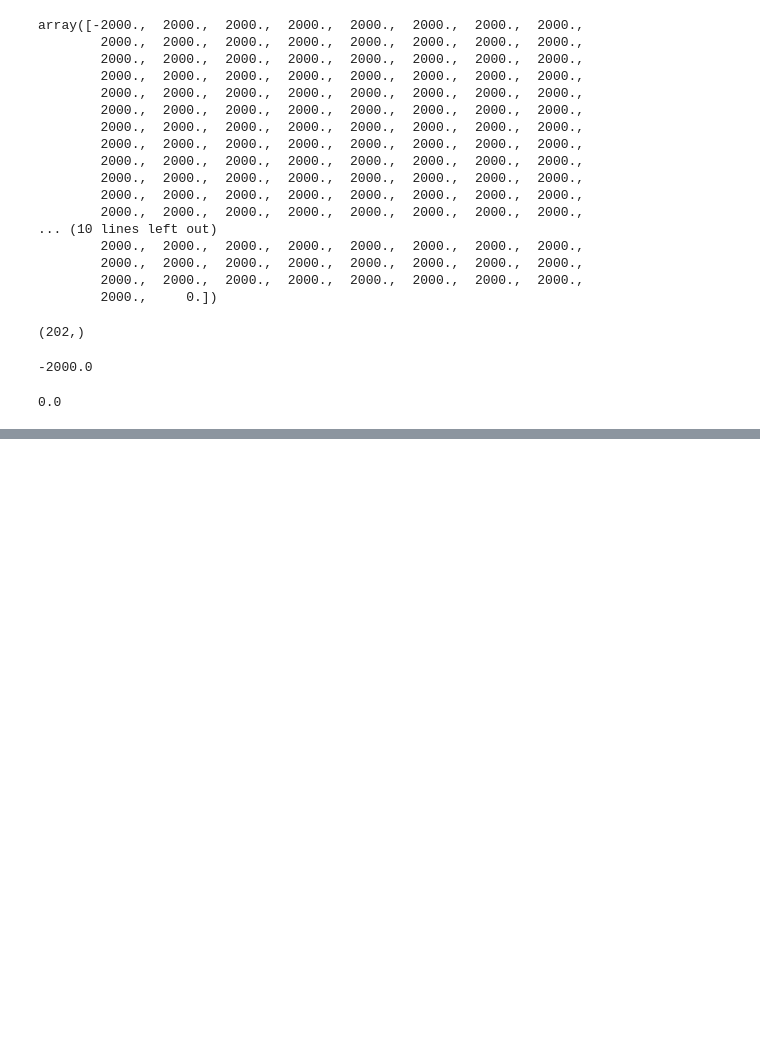
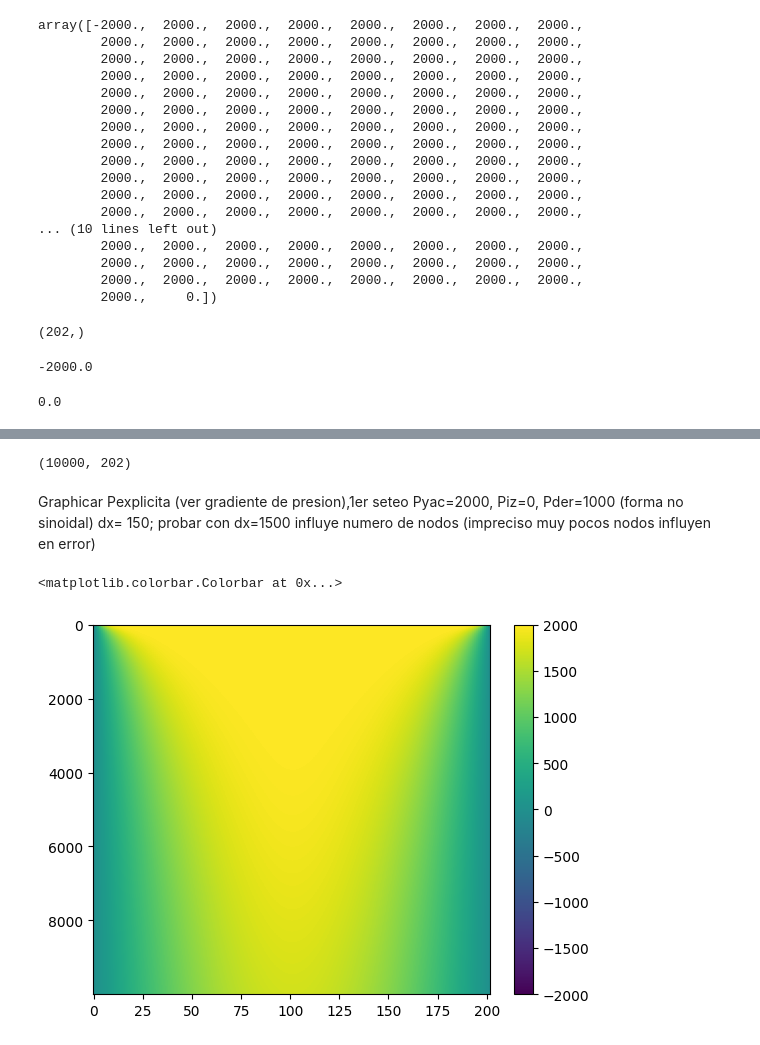
Before and after one commit to steeve85ok/SIM_YAC_ALMEIDA_UPSE2023, a Jupyter notebook: ejercicio24.ipynb, the cells around one changed output, grey strips where cells are left out. Saved outputs shown, nothing was run; the diff lists cells and outputs as text; code cells hidden in the pictures; blank space fills up the shorter version.

```diff
--- a/ejercicio24.ipynb
+++ b/ejercicio24.ipynb
@@ -79,0 +90,14 @@ Pin[len(Pin)-1] # Orden de ubcaciones de pyton: valor de la ultima celda (primer
+# %%
+t=DT                              # Tiempo que ha tarnscurrido despues del tiempo=0
+Pexplicita[0]=Pin                 # en la matriz Pexplicita, la presion de la primera fila será la presión incial(0). Presion explicita de la PRIMERA fila cero va ser igual a la presion inicial. Le da el valor inicial a la fila cero
+while t<Tiempo:                   # Creación del ciclo while es en base al tiempo; Se empieza calculos llenarán la fila 2,3,... (se tendran resultados con una iteracion menos)
+  for i in range(0,len(Pin)-1):   # creacion del ciclo de espacio Ciclo For (columnas: (0)es primer valor, (Pin)-1 es ultimo valor); este codigo indica toda la fila de condiciones iniciales
+    if i==0:                      # i==0 representa la posición del nodo en todos los puntos de la frontera izquierda # cuando i vale cero nos referimos al primer nodo izq, de la fila t=0 condicones iniciales
+      Pres[i]=2*Piz-Pin[1]        # Pin[0]=2*Piz-Pin[1] definido en condiciones iniciales, (con vector de resultados Pres se llenan  todos los valores de la columna en i =0, frontera izq) #se edito por las correcciones dirichlet de frontera, nueva ecuac# # Presión de resultado evaluado en i va ser la misma presion de la condición inicial
+    elif i==len(Pin)-1:            # posición de i en frontera derecha #representa el ultimo nodo (fila lado derecho) que es la longitud del vector de la fila t=0 de las condiciones iniciales
+      Pres[i]=2*Pder-Pin[len(Pin)-2]     # Pin[len(Pin)-1]=2*Pder-Pin[len(Pin)-2] definido en condiciones iniciales, (así se llenan todos los valores de la columna final i = num nodos menos 1, frontera der) # se edito##La presion de resultado es igual a la presion inicial del ultimo nodo final derecho añadido un nodo t=0
+    else:                             # en todos los demás puntos  se llamará a la funcion denominada Presdt para las presiones futuras
+      Pres[i]=Presdt(Pin[i-1],Pin[i],Pin[i+1],Eta)  # triangulo de posicion i, i-1, i+1, con relacion a valores del vector anterior que sería la presion de i-1, presion de i, presion de i+1; factor Eta (dif a 1); con i da cambio nodo por nodo  # llamamos a la función este codigo de presion de resultado nos ayuda a obtener los siguientes nodos(i) de en medio de la fila de dt, y se repite el ciclo para las siguientes dt
+  Pexplicita[t//DT]=Pres            # Pres vector pone valores en la siguiente fila de la matriz (sale del condicional)  #MATRIZ de solucion o DE RESULTADOS Los valores calculados de los triangulos se guardaran en la matriz de resultados,tiempo/delta t obtenemos el numero de iteraciones o indices de cada fila/A MEDIDA QUE VAMOS AUMENTANDO EL DT ES IGUAL A LA PRESION CALCULAD
+  t=t+DT                           # siguiente ciclo  #este codigo ayudara que las siguientes filas de dt en este caso 3dt en adelante y las siguientes iteraciones se vayan calculando
+  Pin=Pres                         # vector inicial recopila al vector de resultads anterior, y llena los triangulos sucesivamente #la presion inicial cambia a medida que vamos llenano los triangulos
@@ -79,0 +120,14 @@ Pin[len(Pin)-1] # Orden de ubcaciones de pyton: valor de la ultima celda (primer
+# %%
+Pexplicita.shape
+# %% [output]
+(10000, 202)
+# %% [markdown]
+Graphicar Pexplicita (ver gradiente de presion),1er seteo Pyac=2000, Piz=0, Pder=1000 (forma no sinoidal)  dx= 150; probar con dx=1500 influye numero de nodos (impreciso muy pocos nodos influyen en error)
+# %%
+import matplotlib.pyplot as plt
+
+imgplot = plt.imshow(Pexplicita,aspect='auto')
+plt.colorbar()
+# %% [output]
+<matplotlib.colorbar.Colorbar at 0x...>
+[figure, added]
```
Also changed, not shown: parts of 8 cells of this notebook.
